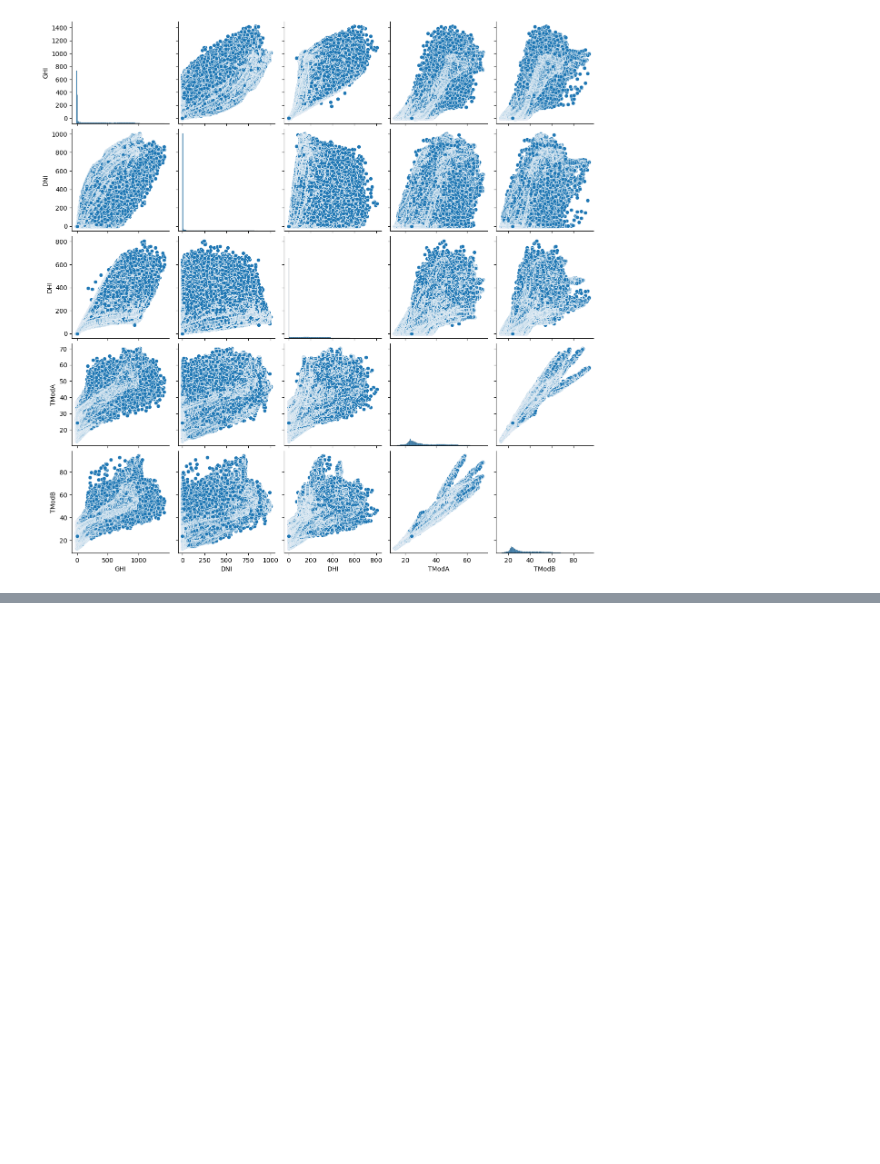
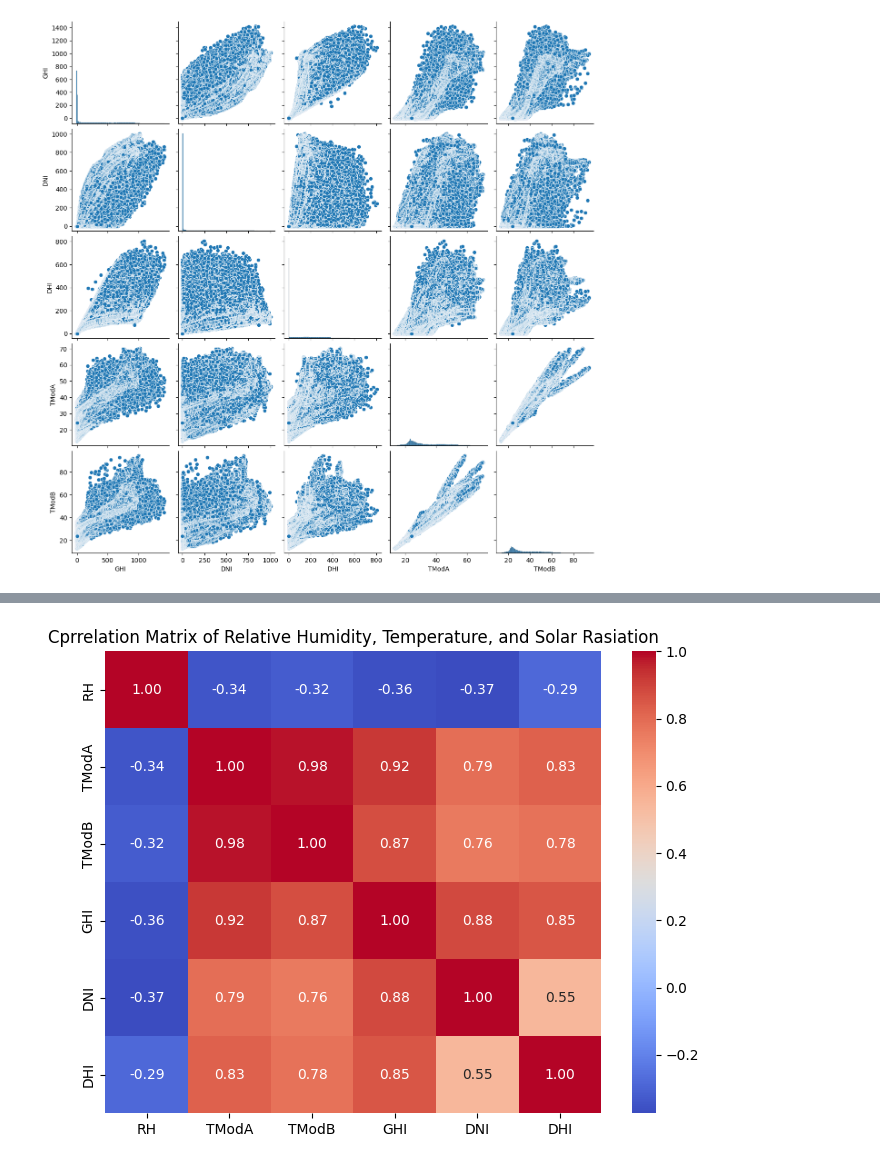
Before and after one commit to Amanzlastt/kifiyaweek0, a Jupyter notebook: notebooks/EDA.ipynb, the cells around one changed output, grey strips where cells are left out. Cells and saved outputs as stored; diff of their text form; code cells hidden in the pictures; blank space fills up the shorter version.

```diff
--- a/notebooks/EDA.ipynb
+++ b/notebooks/EDA.ipynb
@@ -262,0 +311,9 @@ AttributeError: module 'matplotlib.pyplot' has no attribute 'subtitle'
+# %%
+correlation_matrix = df_benin[["RH", "TModA", 'TModB', 'GHI', 'DNI', 'DHI' ]].corr()
+
+plt.figure(figsize=(8,6))
+sns.heatmap(correlation_matrix, annot=True, cmap="coolwarm", fmt=".2f")
+plt.title('Cprrelation Matrix of Relative Humidity, Temperature, and Solar Rasiation')
+plt.show()
+# %% [output]
+[figure, added]
```
Also changed, not shown: parts of 4 cells of this notebook.
